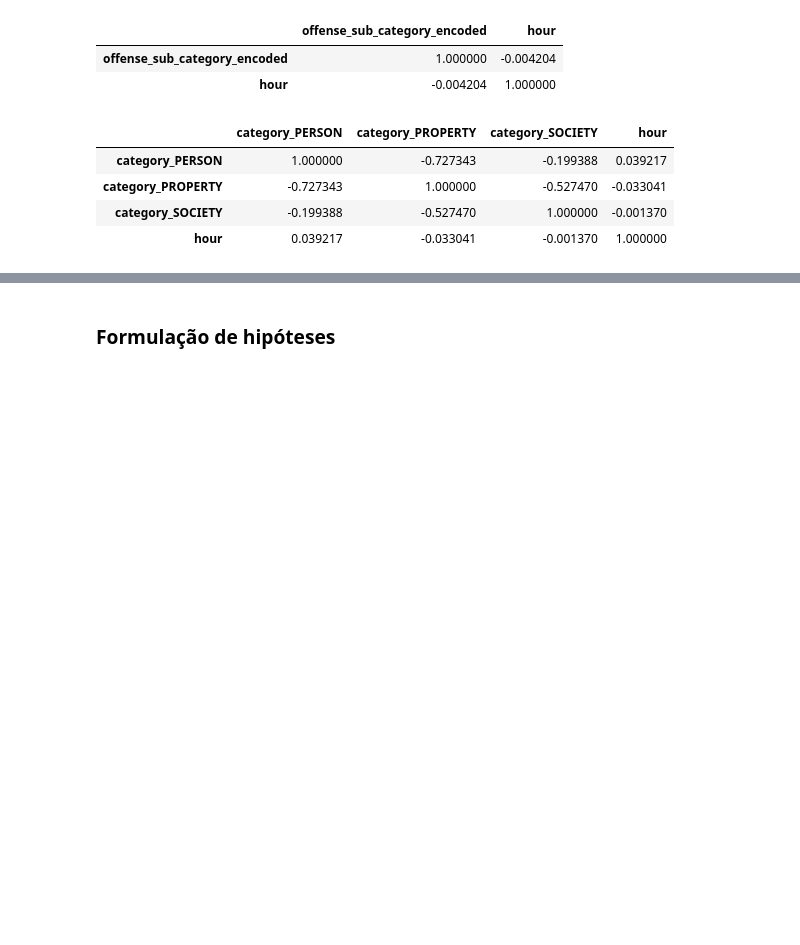
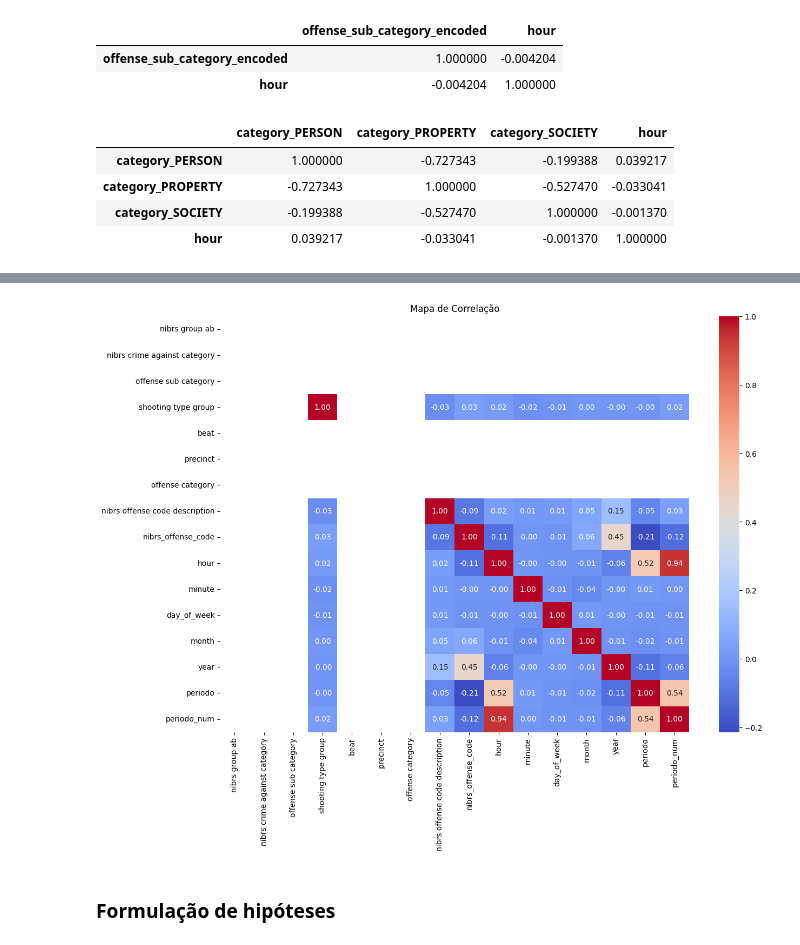
Before and after one commit to talesaraujoc/analise_dados_crimes_seattle, a Jupyter notebook: src/analise_dados.ipynb, the cells around one changed output, grey strips where cells are left out. Saved outputs shown, nothing was run; the diff lists cells and outputs as text; code cells hidden in the pictures; blank space fills up the shorter version.

```diff
--- a/src/analise_dados.ipynb
+++ b/src/analise_dados.ipynb
@@ -424,7 +424,7 @@ array(['K3', 'R2', 'Q3', 'U3', 'U1', 'L2', 'E1', 'E2', 'U2', 'M3'],
 # %%
 dff_principais_crimes = dff_eda[dff_eda['offense sub category'].isin(lista_principais_tipos_crimes)]
 dff_crime_mais_frequente = dff_eda[dff_eda['offense sub category']=='LARCENY-THEFT']
-dff_beat_mais_perigoso = dff_eda[dff_eda['beat']=='K3']
+dff_beat_mais_perigoso = dff_eda[dff_eda['beat']==beat_mais_perigoso]
 # %% [markdown]
 #### Correlacionar hora do dia e tipo de crime.
 # %%
@@ -515,0 +504,12 @@ correlacao_simples(dff_eda, 'beat', 'hour')
+# %%
+mapa_periodo = {
+    'Madrugada (0-6h)': 1,
+    'Manhã (6-12h)': 2,
+    'Tarde (12-18h)': 3,
+    'Noite (18-24h)': 4
+}
+
+dff_eda['periodo_num'] = dff_eda['periodo'].map(mapa_periodo)
+dff_principais_crimes['periodo_num'] = dff_principais_crimes['periodo'].map(mapa_periodo)
+dff_crime_mais_frequente['periodo_num'] = dff_crime_mais_frequente['periodo'].map(mapa_periodo)
+dff_beat_mais_perigoso['periodo_num'] = dff_beat_mais_perigoso['periodo'].map(mapa_periodo)
@@ -515,0 +545,2 @@ correlacao_simples(dff_eda, 'beat', 'hour')
+# %%
+df_target = dff_beat_mais_perigoso[dff_beat_mais_perigoso['offense sub category']=='LARCENY-THEFT']
@@ -516,3 +552,29 @@ correlacao_simples(dff_eda, 'beat', 'hour')
+# %%
+# Faz uma cópia do dataframe original
+df_corr = df_target.drop(columns=['report number', 'report datetime', 'offense id', 'offense date', 'sector', 'latitude','longitude'])
+# %%
+from sklearn.preprocessing import LabelEncoder
+
+
+
+# Aplica LabelEncoder para colunas categóricas
+le = LabelEncoder()
+for col in df_corr.select_dtypes(include='object').columns:
+    df_corr[col] = le.fit_transform(df_corr[col].astype(str))
+
+# Agora todas as colunas são numéricas — podemos calcular a correlação
+correlacao = df_corr.corr()
+
+# Exibir com heatmap (opcional)
+import seaborn as sns
+import matplotlib.pyplot as plt
+
+plt.figure(figsize=(14, 10))
+sns.heatmap(correlacao, annot=True, fmt=".2f", cmap="coolwarm")
+plt.title("Mapa de Correlação")
+plt.show()
+# %% [output]
+[figure, added]
 # %% [markdown]
 ### Formulação de hipóteses
 # %% [markdown]
```
Also changed, not shown: parts of 9 cells of this notebook.
